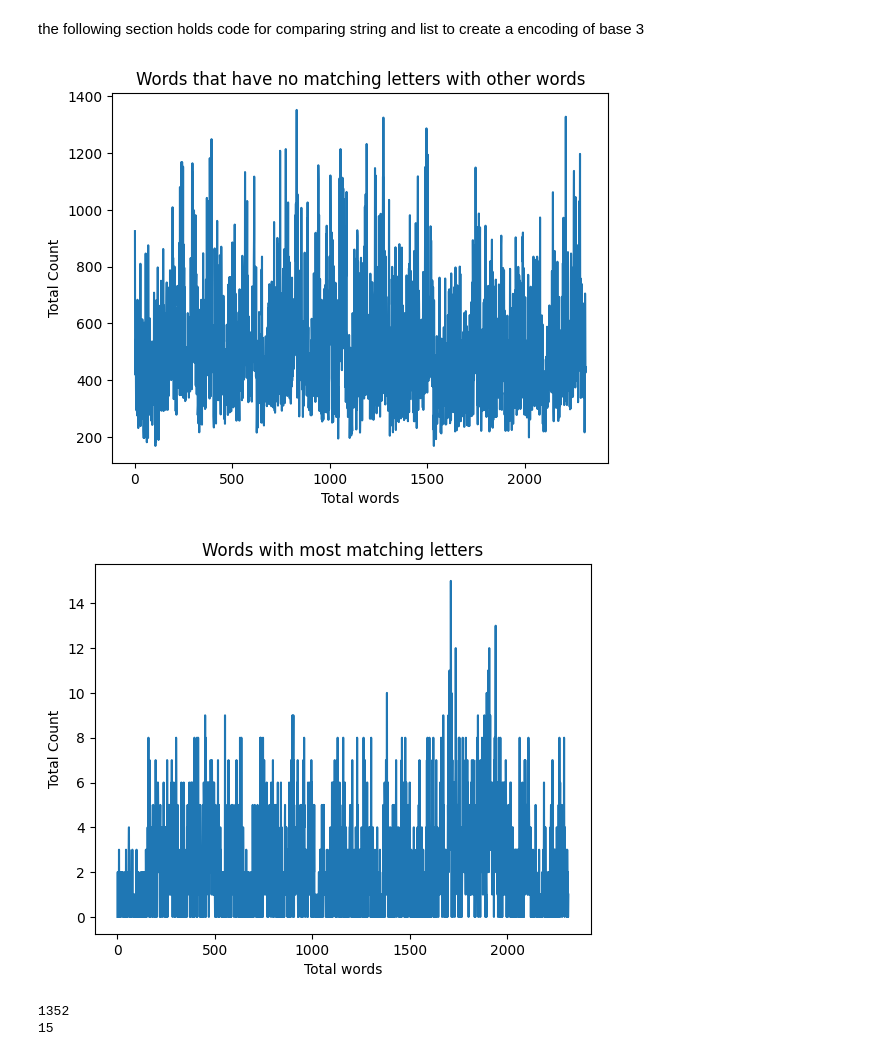
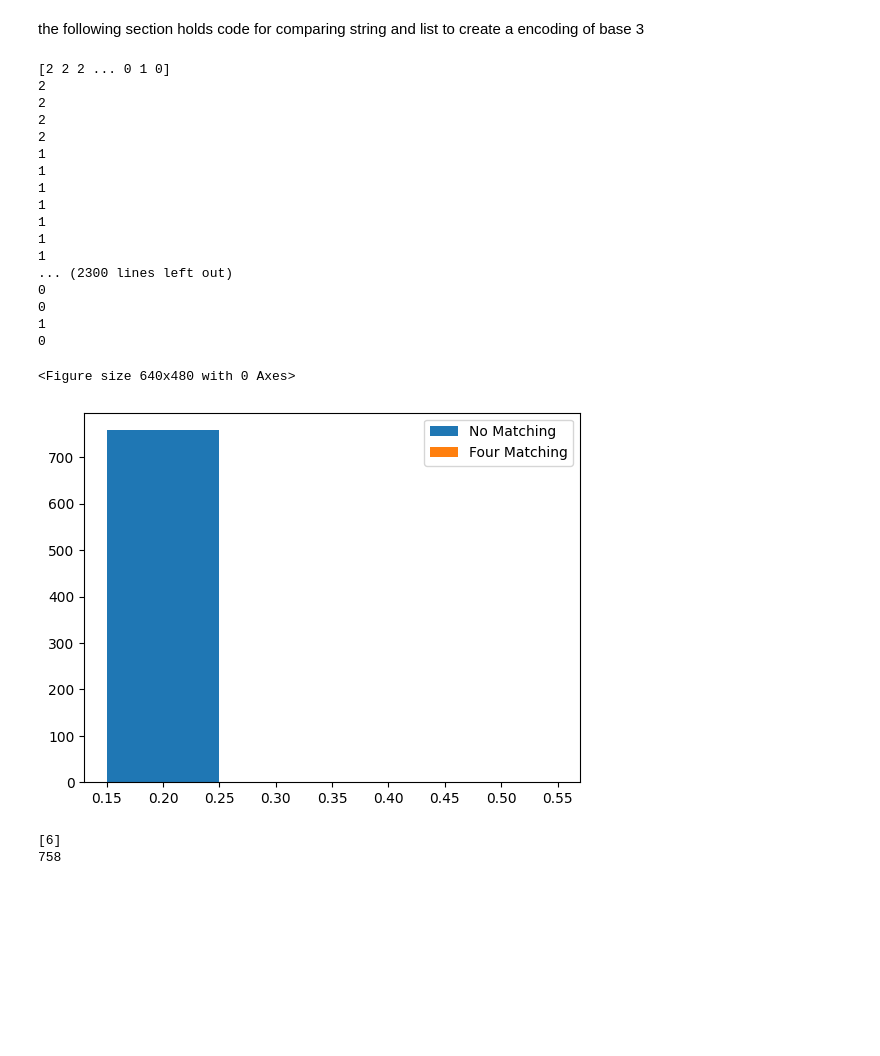
Before and after one commit to vijaykarki/Wordle, a Jupyter notebook: Wordle.ipynb, the cells around one changed output. Saved outputs shown, nothing was run; the diff lists cells and outputs as text; code cells hidden in the pictures; blank space fills up the shorter version.

```diff
--- a/Wordle.ipynb
+++ b/Wordle.ipynb
@@ -50,38 +50,53 @@ def generateEncoding(single_string, string_list):
 # %%
 zero = []
 twos = []
 f1 =plt.figure()
 f2 =plt.figure()
-for word in list_of_words:
-    # print(list_of_words)
-    result = generateEncoding(word, list_of_words)
-    sum_of_zero = np.sum(np.asarray(result) == 0, axis=1)
-    sum_of_one = np.sum(np.asarray(result) == 1, axis=1)
-    sum_of_two = np.sum(np.asarray(result) == 2, axis=1)
-    sum_of_encoding = np.sum(result,axis=1)
-    zero.append(np.count_nonzero(sum_of_zero == 5) and np.count_nonzero(sum_of_encoding == 0))
-    twos.append(np.count_nonzero(sum_of_encoding == 8) and np.count_nonzero(sum_of_two == 4))
+word = "ataxy"
+# for i in list_of_words:
+result = generateEncoding(word, list_of_words)
+sum_of_zero = np.sum(np.asarray(result) == 0, axis=1)
+sum_of_one = np.sum(np.asarray(result) == 1, axis=1)
+sum_of_two = np.sum(np.asarray(result) == 2, axis=1)
+sum_of_encoding = np.sum(result,axis=1)
+print(sum_of_two)
+for i in range(len(result)):
+    print(sum_of_two[i])
+    if (sum_of_encoding[i] >= 6 and sum_of_encoding[i] < 10):
+        twos.append(sum_of_encoding[i])
 
-ax1 = f1.add_subplot(111)
-ax1.plot(zero)
-ax1.set_xlabel('Total words')
-ax1.set_ylabel('Total Count')
-ax1.set_title("Words that have no matching letters with other words")
-
-ax2 = f2.add_subplot(111)
-ax2.plot( twos)
-ax2.set_xlabel('Total words')
-ax2.set_ylabel('Total Count')
-ax2.set_title('Words with most matching letters')
+    if (sum_of_zero[i] == 5):
+        zero.append(np.count_nonzero(sum_of_encoding[i]))
+legend = ["No Matching", "Four Matching"]
+index= np.array(zero)
+bar1 = plt.bar(index + 0.2, len(zero), width=0.10)
+bar2 = plt.bar(index + 0.5, len(twos), width=0.10)
+plt.legend(legend)
 plt.show()
-
-print(max(zero))
-print(max(twos))
+print(twos)
+print(len(zero))
 # %% [output]
+[2 2 2 ... 0 1 0]
+2
+2
+2
+2
+1
+1
+1
+1
+1
+1
+1
+... (2300 lines left out)
+0
+0
+1
+0
+<Figure size 640x480 with 0 Axes>
-[figure, old version]
+[figure, new version]
-[figure, removed]
-1352
-15
+[6]
+758
 # %%
 def sortFunction(argument):
     newResult = []
```
Also changed, not shown: parts of 2 cells of this notebook, 6 other files.
